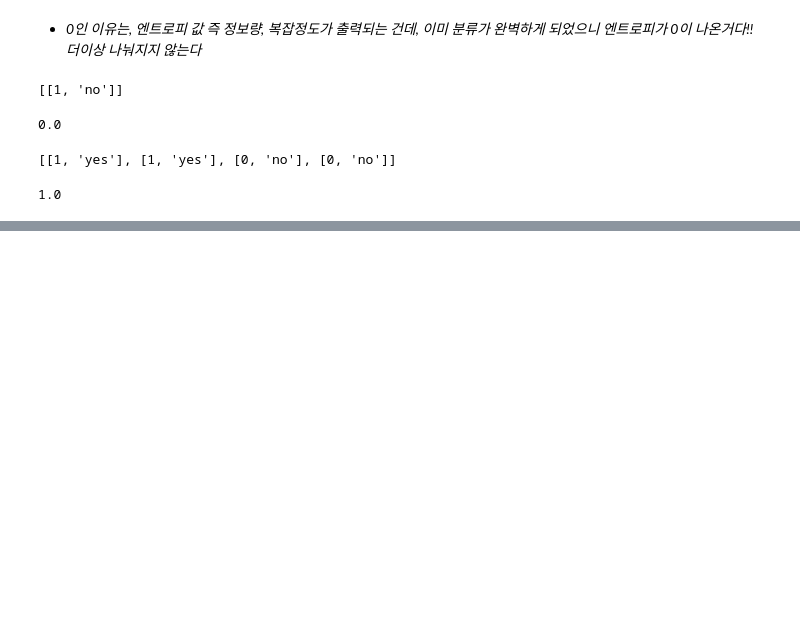
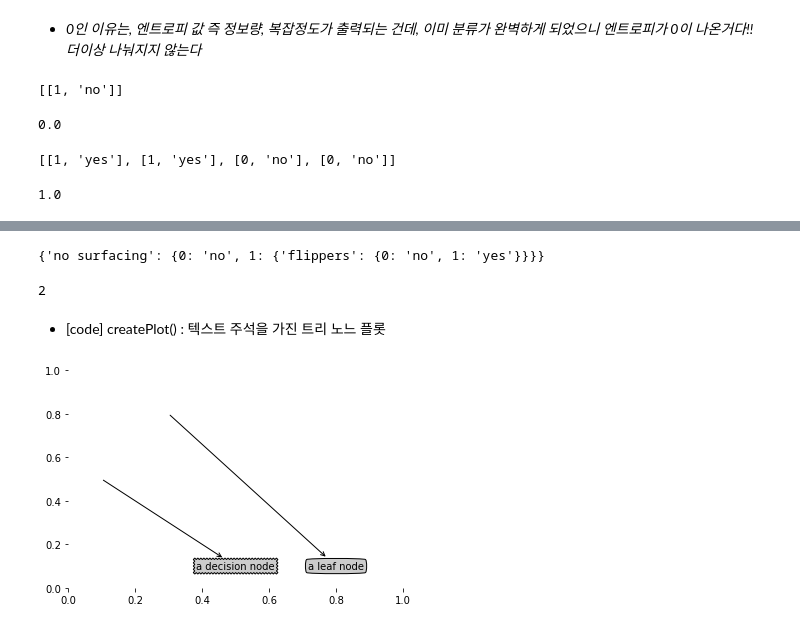
Before and after one commit to The-G/Machine_Learning_python, a Jupyter notebook: Machine_Learning_in_Action_py2/Ch03/Ch03.Decision_Trees.ipynb, the cells around one changed output, grey strips where cells are left out. Drawn from its saved outputs; the diff is of its cells as text; code cells hidden in the pictures; blank space fills up the shorter version.

Commit message:
Done Decision Tree

```diff
--- a/Machine_Learning_in_Action_py2/Ch03/Ch03.Decision_Trees.ipynb
+++ b/Machine_Learning_in_Action_py2/Ch03/Ch03.Decision_Trees.ipynb
@@ -478,0 +674,34 @@ trees.calcShannonEnt(feat11)
+# %%
+myDat, features = trees.createDataSet()
+myTree = trees.createTree(myDat, features)
+myTree
+getTreeDepth(myTree)
+# %% [output]
+{'no surfacing': {0: 'no', 1: {'flippers': {0: 'no', 1: 'yes'}}}}
+2
+# %% [markdown]
+* [code] createPlot() : 텍스트 주석을 가진 트리 노느 플롯
+# %%
+# 노드 그리기 : xy=parentPt 화살표 받는 값, xytext=centerPt 화살표 시작 값,
+# va vertical : 세로중심, arrowprops : 왼쪽으로 화살표가 그려지게함
+def plotNode(nodeTxt, centerPt, parentPt, nodeType):
+    createPlot.ax1.annotate(nodeTxt, xy=parentPt,  xycoords='axes fraction',
+             xytext=centerPt, textcoords='axes fraction',
+             va="center", ha="center", bbox=nodeType, arrowprops=arrow_args )
+# %%
+# 예시로 그려보기
+decisionNode = dict(boxstyle="sawtooth", fc="0.8")
+leafNode = dict(boxstyle="round4", fc="0.8")
+arrow_args = dict(arrowstyle="<-")
+
+def createPlot():
+    fig = plt.figure(1, facecolor='white')
+    fig.clf()
+    createPlot.ax1 = plt.subplot(111, frameon=False) #ticks for demo puropses
+    plotNode('a decision node', (0.5, 0.1), (0.1, 0.5), decisionNode)
+    plotNode('a leaf node', (0.8, 0.1), (0.3, 0.8), leafNode)
+    plt.show()
+# %%
+createPlot()
+# %% [output]
+[figure, added]
```
Also changed, not shown: parts of 93 cells of this notebook, 3 other files.
